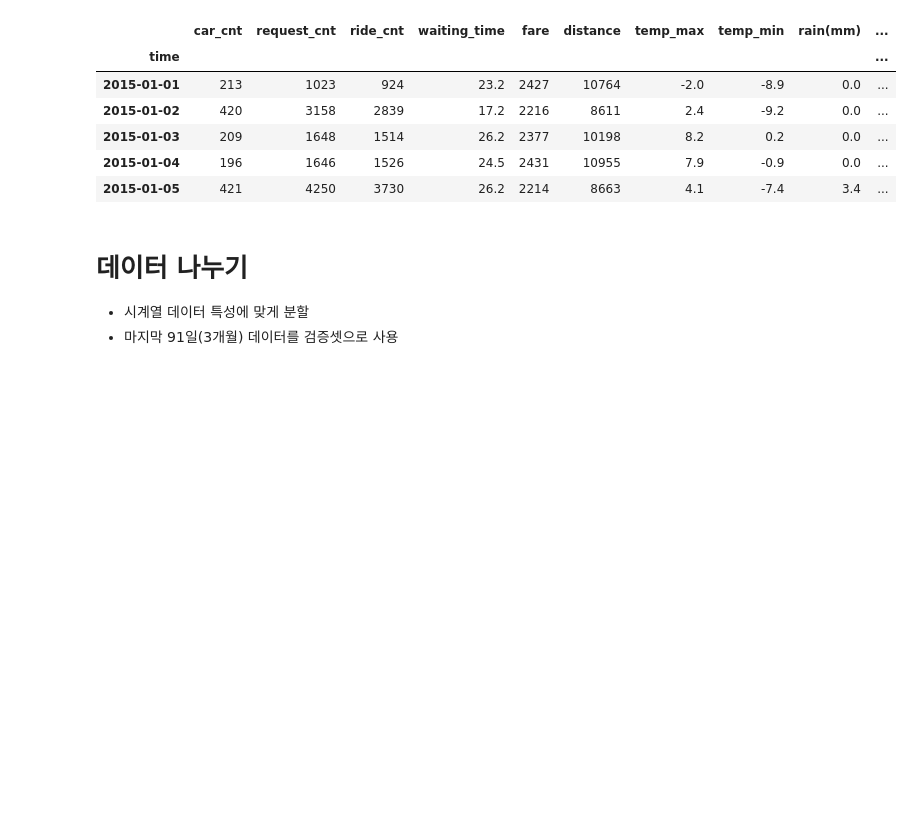
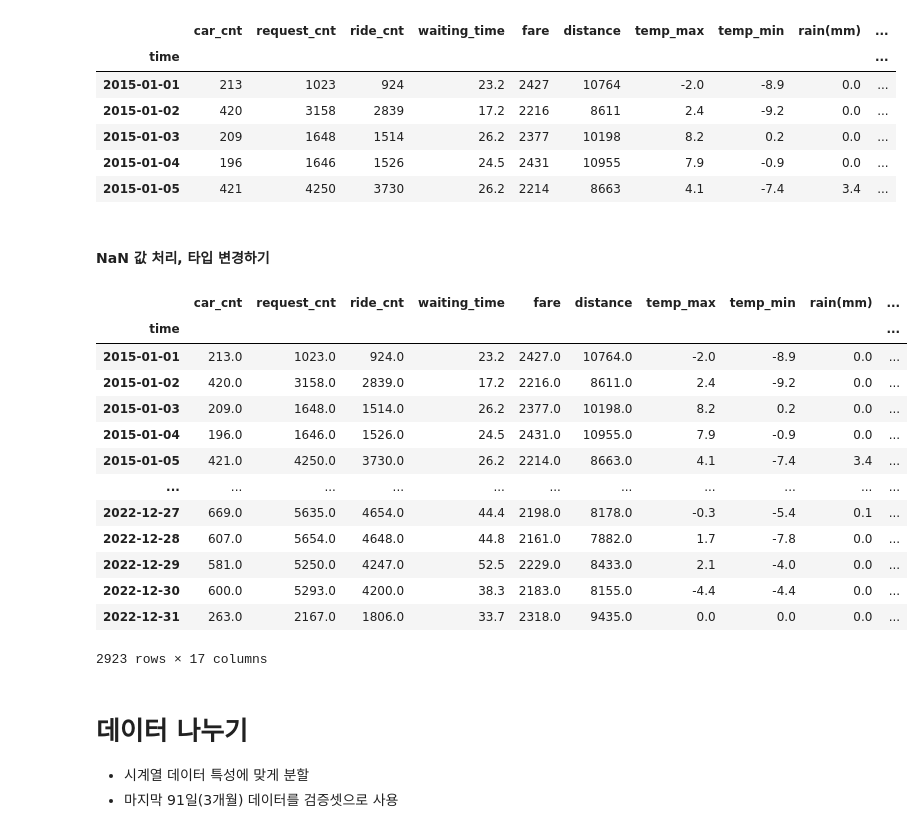
Before and after one commit to Leon-real/Study, a Jupyter notebook: 5.MachineLearning/JupyterFiles/project2/mini_project_MLandDeepLearning.ipynb, the cells around one changed output. Saved outputs shown, nothing was run; the diff lists cells and outputs as text; code cells hidden in the pictures; blank space fills up the shorter version.

```diff
--- a/5.MachineLearning/JupyterFiles/project2/mini_project_MLandDeepLearning.ipynb
+++ b/5.MachineLearning/JupyterFiles/project2/mini_project_MLandDeepLearning.ipynb
@@ -36,6 +55,32 @@ df.head()
 | 2015-01-03 | 209 | 1648 | 1514 | 26.2 | 2377 | 10198 | 8.2 | 0.2 | 0.0 | ... |
 | 2015-01-04 | 196 | 1646 | 1526 | 24.5 | 2431 | 10955 | 7.9 | -0.9 | 0.0 | ... |
 | 2015-01-05 | 421 | 4250 | 3730 | 26.2 | 2214 | 8663 | 4.1 | -7.4 | 3.4 | ... |
+# %% [markdown]
+#### NaN 값 처리, 타입 변경하기
+# %%
+drop_col = '7days_waiting_time'
+df = df.drop(drop_col, axis=1)
+# %%
+df['weekday'] = df['weekday'].astype('int') # 해당 코드 진행시 변경이 안됌
+# %%
+df = df.astype('float')
+# %%
+df
+# %% [output]
+|  | car_cnt | request_cnt | ride_cnt | waiting_time | fare | distance | temp_max | temp_min | rain(mm) | ... |
+| time |  |  |  |  |  |  |  |  |  | ... |
+| 2015-01-01 | 213.0 | 1023.0 | 924.0 | 23.2 | 2427.0 | 10764.0 | -2.0 | -8.9 | 0.0 | ... |
+| 2015-01-02 | 420.0 | 3158.0 | 2839.0 | 17.2 | 2216.0 | 8611.0 | 2.4 | -9.2 | 0.0 | ... |
+| 2015-01-03 | 209.0 | 1648.0 | 1514.0 | 26.2 | 2377.0 | 10198.0 | 8.2 | 0.2 | 0.0 | ... |
+| 2015-01-04 | 196.0 | 1646.0 | 1526.0 | 24.5 | 2431.0 | 10955.0 | 7.9 | -0.9 | 0.0 | ... |
+| 2015-01-05 | 421.0 | 4250.0 | 3730.0 | 26.2 | 2214.0 | 8663.0 | 4.1 | -7.4 | 3.4 | ... |
+| ... | ... | ... | ... | ... | ... | ... | ... | ... | ... | ... |
+| 2022-12-27 | 669.0 | 5635.0 | 4654.0 | 44.4 | 2198.0 | 8178.0 | -0.3 | -5.4 | 0.1 | ... |
+| 2022-12-28 | 607.0 | 5654.0 | 4648.0 | 44.8 | 2161.0 | 7882.0 | 1.7 | -7.8 | 0.0 | ... |
+| 2022-12-29 | 581.0 | 5250.0 | 4247.0 | 52.5 | 2229.0 | 8433.0 | 2.1 | -4.0 | 0.0 | ... |
+| 2022-12-30 | 600.0 | 5293.0 | 4200.0 | 38.3 | 2183.0 | 8155.0 | -4.4 | -4.4 | 0.0 | ... |
+| 2022-12-31 | 263.0 | 2167.0 | 1806.0 | 33.7 | 2318.0 | 9435.0 | 0.0 | 0.0 | 0.0 | ... |
+2923 rows × 17 columns
 # %% [markdown]
 # 데이터 나누기
 * 시계열 데이터 특성에 맞게 분할
```
Also changed, not shown: parts of 20 cells of this notebook, 1 other file.
